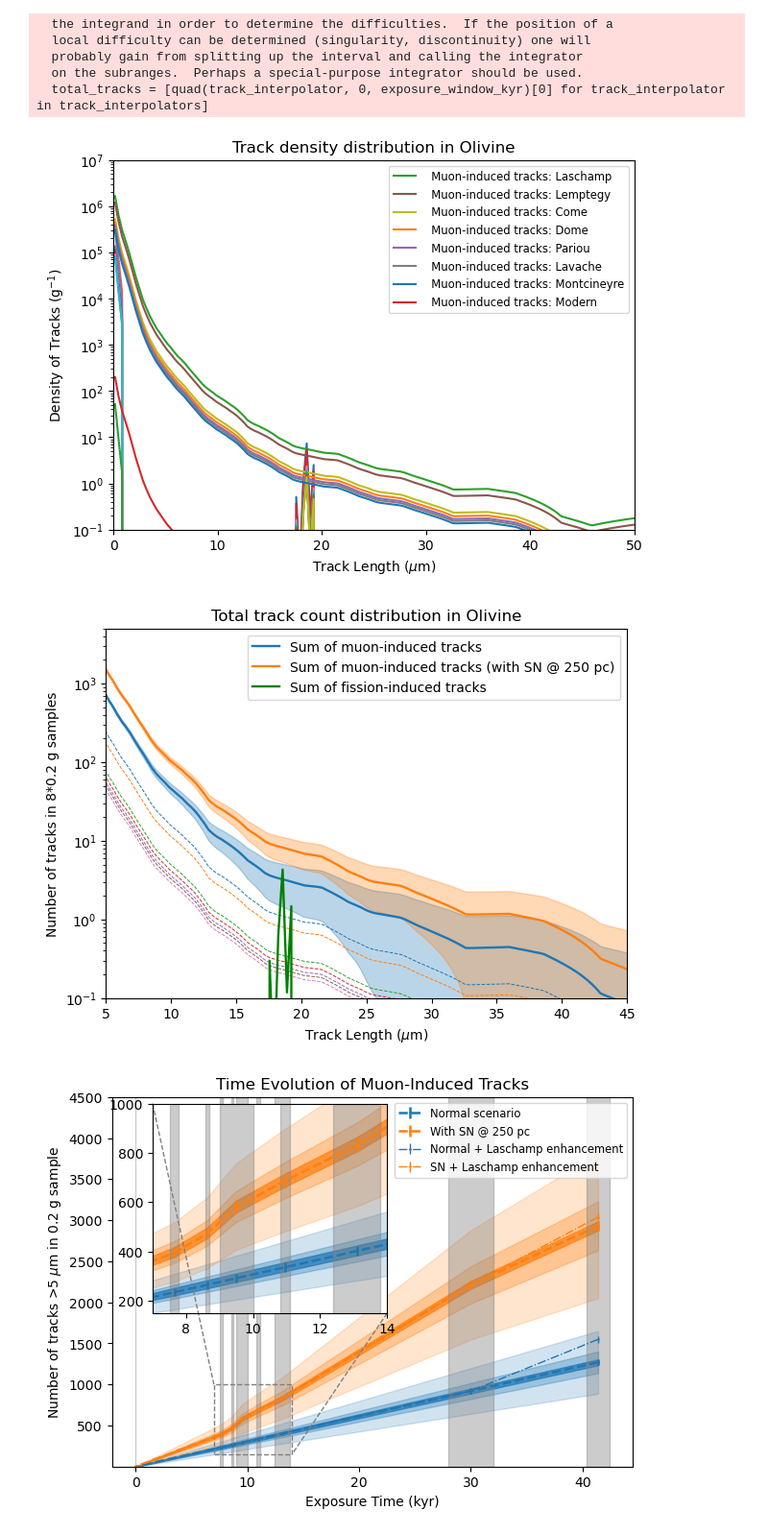
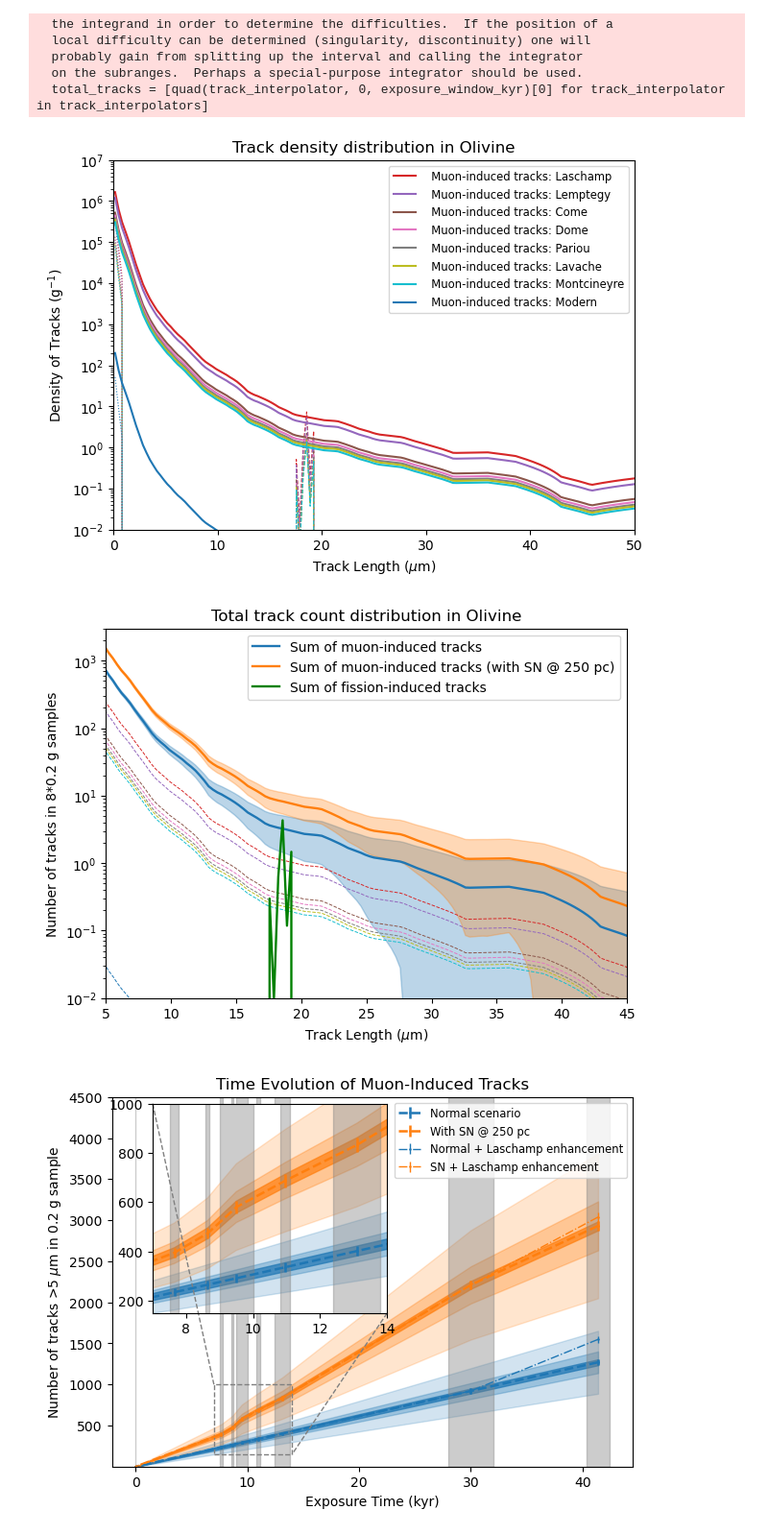
Before and after one commit to cgalelli/PrimusCode, a Jupyter notebook: Primus_analysis.ipynb, the cells around one changed output. Shown at 96% size. Saved outputs shown, nothing was run; the diff lists cells and outputs as text; code cells hidden in the pictures.

Commit message:
New plot versions

```diff
--- a/Primus_analysis.ipynb
+++ b/Primus_analysis.ipynb
@@ -314,22 +314,22 @@ total_muon_tracks_SN250_enhanced[0] = muon_tracks_SN250_enhanced
 fig, ax = plt.subplots(figsize=[7, 5])
 
 for i, name in enumerate(names):
-    ax.plot(x_mids/1000, total_fission_tracks[i]/(1e3*CONFIG['sample_mass_kg']))
-    ax.plot(x_mids/1000, total_neutron_tracks[i]/(1e3*CONFIG['sample_mass_kg']))
-    ax.plot(x_mids/1000, total_muon_tracks[i]/(1e3*CONFIG['sample_mass_kg']), label=f"  Muon-induced tracks: {names[i]}")
+    ax.plot(x_mids/1000, total_fission_tracks[i]/(1e3*CONFIG['sample_mass_kg']), color=f'C{i+3}', linestyle='dashed', linewidth=0.8)
+    ax.plot(x_mids/1000, total_neutron_tracks[i]/(1e3*CONFIG['sample_mass_kg']), color=f'C{i+3}', linestyle='dotted', linewidth=0.8)
+    ax.plot(x_mids/1000, total_muon_tracks[i]/(1e3*CONFIG['sample_mass_kg']), color=f'C{i+3}', label=f"  Muon-induced tracks: {names[i]}")
 
 
 ax.set_title(f"Track density distribution in {CONFIG['mineral_name']}")
 ax.set_xlabel(r"Track Length ($\mu$m)")
 ax.set_ylabel(r"Density of Tracks (g$^{-1}$)")
 ax.set_yscale("log")
-ax.set_ylim(1e-1, 1e7)
+ax.set_ylim(1e-2, 1e7)
 ax.set_xlim(0, 50)
 ax.legend(fontsize='small')
 plt.savefig("Plots/track_number_per_gram.png", dpi=500)
 plt.show()
 # %% [output]
-[figure, old version]
+[figure, new version]
 # %%
 summed_target = np.sum(total_muon_tracks[..., 15:], axis=-1)
 summed_SN250 = np.sum(total_muon_tracks_SN250[..., 15:], axis=-1)
@@ -338,31 +338,31 @@ summed_SN250_enhanced = np.sum(total_muon_tracks_SN250_enhanced[..., 15:], axis=
 # %%
 fig, ax = plt.subplots(figsize=[7, 5])
 
 
 for i, name in enumerate(names):
-    ax.plot(x_mids/1000, total_muon_tracks[i], linestyle='--', linewidth=0.7)
+    ax.plot(x_mids/1000, total_muon_tracks[i], linestyle='--', color=f'C{i+3}',linewidth=0.7)
 
 sum_muons = np.sum(total_muon_tracks, axis=0)
 sum_muons_SN250 = np.sum(total_muon_tracks_SN250, axis=0)
 
 
 ax.plot(x_mids/1000, sum_muons, label=f"Sum of muon-induced tracks", linewidth=1.7, color='C0')
 ax.plot(x_mids/1000, sum_muons_SN250, label=f"Sum of muon-induced tracks (with SN @ 250 pc)", linewidth=1.7, color='C1')
 ax.plot(x_mids/1000, np.sum(total_fission_tracks, axis=0), label=f"Sum of fission-induced tracks", color='green', linewidth=1.7)
 ax.fill_between(x_mids/1000, sum_muons-np.sqrt(sum_muons), sum_muons+np.sqrt(sum_muons), color='C0', alpha=0.3)
 ax.fill_between(x_mids/1000, sum_muons_SN250-np.sqrt(sum_muons_SN250), sum_muons_SN250+np.sqrt(sum_muons_SN250), color='C1', alpha=0.3)
 
 ax.set_title(f"Total track count distribution in {CONFIG['mineral_name']}")
 ax.set_xlabel(r"Track Length ($\mu$m)")
 ax.set_ylabel(r"Number of tracks in 8*0.2 g samples")
 ax.set_yscale("log")
-ax.set_ylim(1e-1, 5e3)
+ax.set_ylim(1e-2, 3e3)
 ax.set_xlim(5, 45)
 ax.legend()
 plt.savefig("Plots/total_tracks_collection.png", dpi=500)
 plt.show()
 # %% [output]
-[figure, old version]
+[figure, new version]
 # %%
 from mpl_toolkits.axes_grid1.inset_locator import zoomed_inset_axes
 from mpl_toolkits.axes_grid1.inset_locator import mark_inset
```
Also changed, not shown: parts of 1 cell of this notebook.
